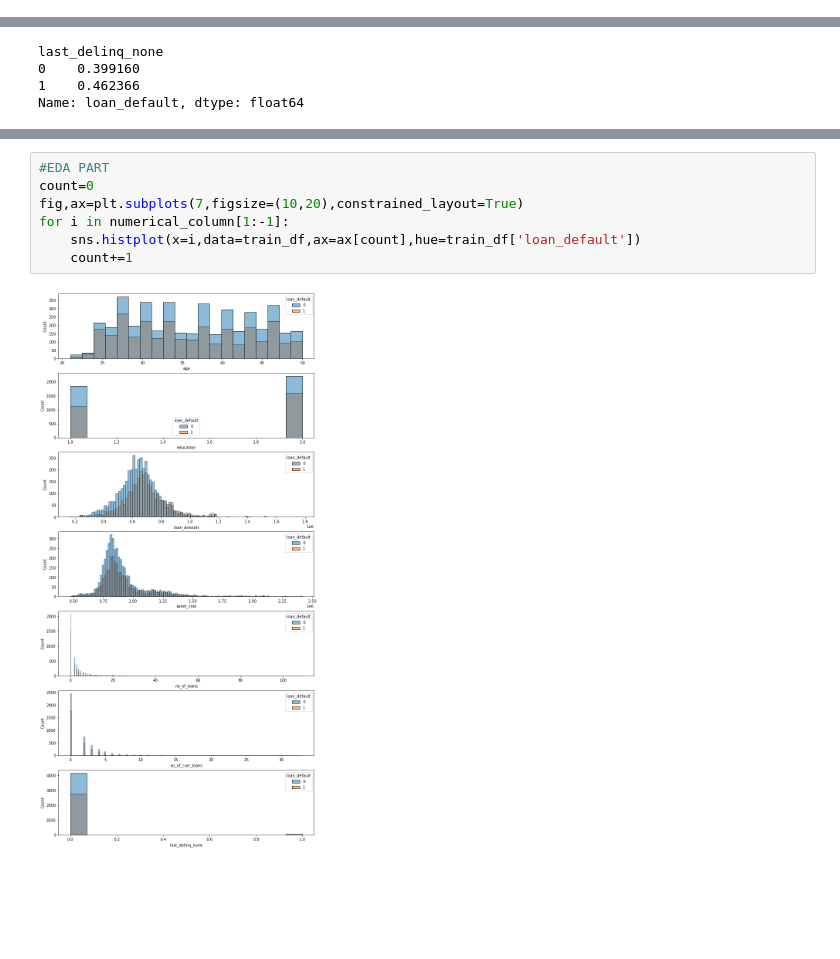
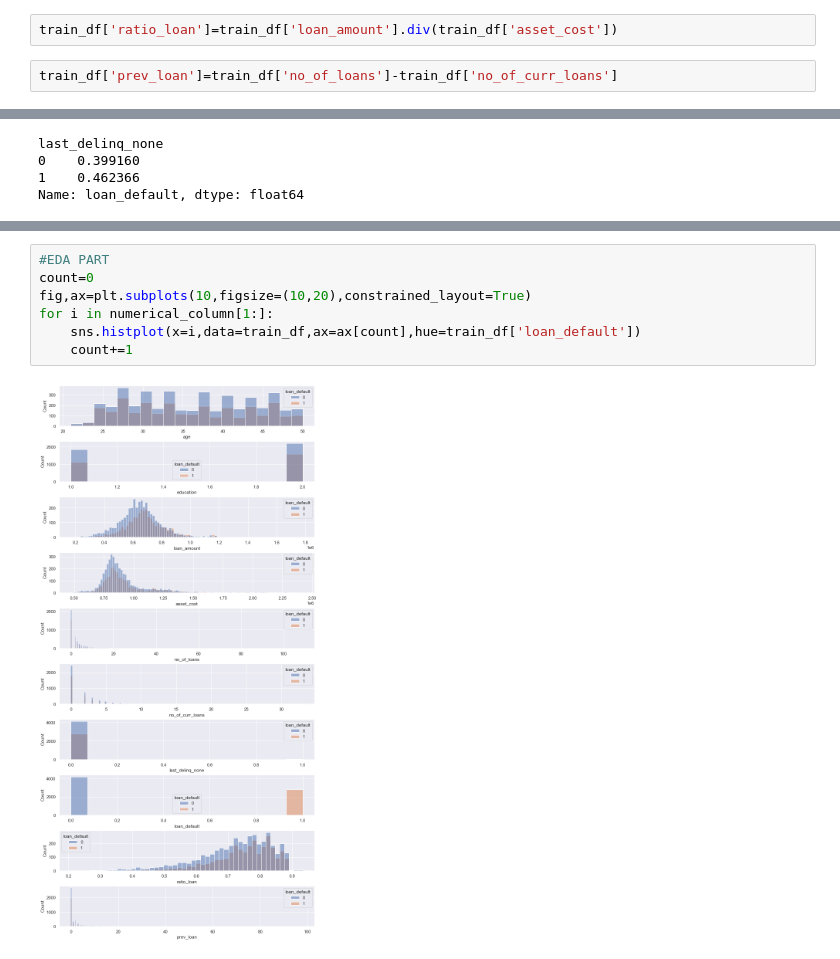
Before and after one commit to gunjak/Analytics_vidya_hackathon, a Jupyter notebook: train_pred.ipynb, the cells around one changed output, grey strips where cells are left out. Cells and saved outputs as stored; diff of their text form; blank space fills up the shorter version.

```diff
--- a/train_pred.ipynb
+++ b/train_pred.ipynb
@@ -9,3 +26,7 @@ test_df=pd.read_csv('test_4zJg83n.csv')
+# %%
+train_df['ratio_loan']=train_df['loan_amount'].div(train_df['asset_cost'])
+# %%
+train_df['prev_loan']=train_df['no_of_loans']-train_df['no_of_curr_loans']
 # %%
 train_df.shape
 # %% [output]
@@ -107,9 +143,9 @@ sns.heatmap(train_df.corr(),annot=True)
 # %%
 #EDA PART
 count=0
-fig,ax=plt.subplots(7,figsize=(10,20),constrained_layout=True)
-for i in numerical_column[1:-1]:
+fig,ax=plt.subplots(10,figsize=(10,20),constrained_layout=True)
+for i in numerical_column[1:]:
     sns.histplot(x=i,data=train_df,ax=ax[count],hue=train_df['loan_default'])
     count+=1
 # %% [output]
-[figure, old version]
+[figure, new version]
```
Also changed, not shown: parts of 38 cells of this notebook, 1 other file.
